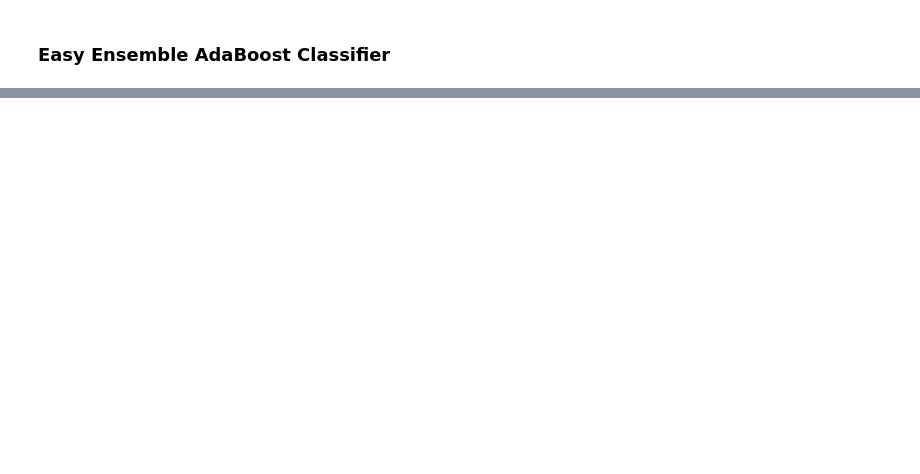
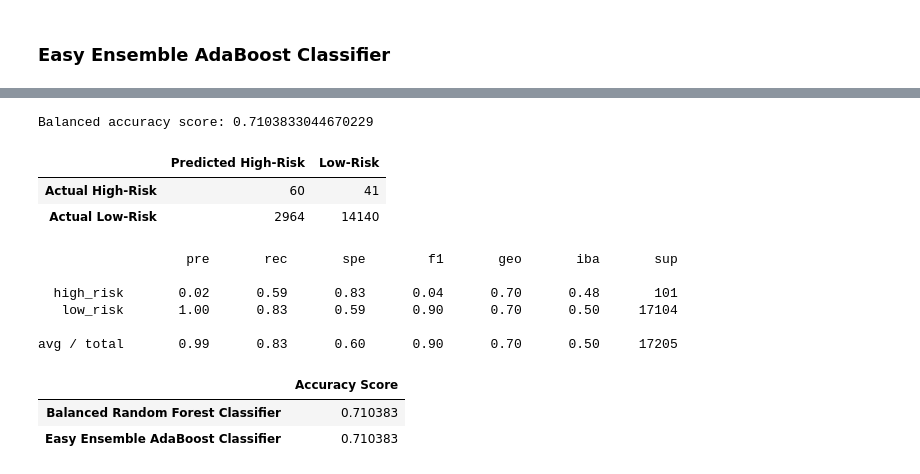
Before and after one commit to hankai26/Credit_Risk_Analysis, a Jupyter notebook: Module-17-Challenge/credit_risk_ensemble.ipynb, the cells around one changed output, grey strips where cells are left out. Drawn from its saved outputs; the diff is of its cells as text; code cells hidden in the pictures; blank space fills up the shorter version.

```diff
--- a/Module-17-Challenge/credit_risk_ensemble.ipynb
+++ b/Module-17-Challenge/credit_risk_ensemble.ipynb
@@ -217,3 +265,5 @@ y_pred_eec
 # %%
 # Calculated the balanced accuracy score
-print(f"Balanced accuracy score: {balanced_accuracy_score(y_test, y_pred_brfc)}")
+print(f"Balanced accuracy score: {balanced_accuracy_score(y_test, y_pred_eec)}")
+# %% [output]
+Balanced accuracy score: 0.7103833044670229
@@ -223,4 +270,37 @@ confusion_matrix(y_test, y_pred_eec)
+# %%
+# Display the confusion matrix
+# confusion_matrix(y_test, y_pred_eec)
+cm_eec = confusion_matrix(y_test, y_pred_eec)
+cm_df_eec = pd.DataFrame(
+    cm_eec, index=["Actual High-Risk", "Actual Low-Risk"],
+    columns=["Predicted High-Risk", "Low-Risk"]
+)
+
+# Displaying results
+display(cm_df_eec)
+# %% [output]
+|  | Predicted High-Risk | Low-Risk |
+| Actual High-Risk | 60 | 41 |
+| Actual Low-Risk | 2964 | 14140 |
 # %%
 # Print the imbalanced classification report
-report = classification_report_imbalanced(y_test, y_pred_ecc)
+report = classification_report_imbalanced(y_test, y_pred_eec)
 print(report)
+# %% [output]
+                   pre       rec       spe        f1       geo       iba       sup
+
+  high_risk       0.02      0.59      0.83      0.04      0.70      0.48       101
+   low_risk       1.00      0.83      0.59      0.90      0.70      0.50     17104
+
+avg / total       0.99      0.83      0.60      0.90      0.70      0.50     17205
+# %%
+score2 = [balanced_accuracy_score(y_test, y_pred_brfc), balanced_accuracy_score(y_test, y_pred_eec)]
+score2_df = pd.DataFrame(score2, index=[
+                                      "Balanced Random Forest Classifier",
+                                      "Easy Ensemble AdaBoost Classifier"],
+                                  columns=["Accuracy Score"])
+score2_df
+# %% [output]
+|  | Accuracy Score |
+| Balanced Random Forest Classifier | 0.710383 |
+| Easy Ensemble AdaBoost Classifier | 0.710383 |
```
Also changed, not shown: parts of 11 cells of this notebook, 10 other files.
